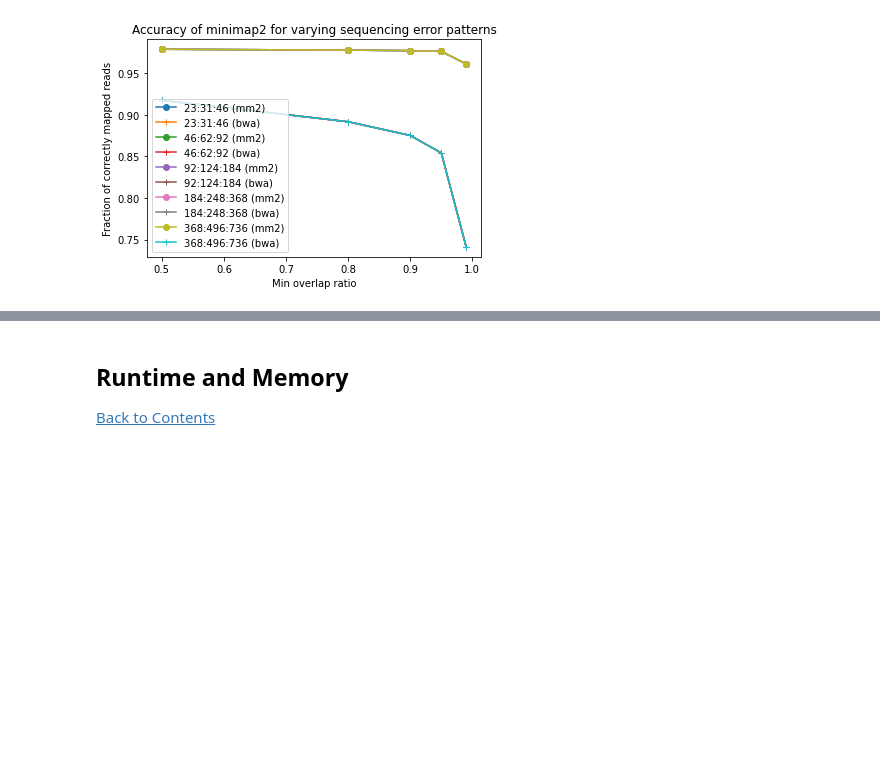
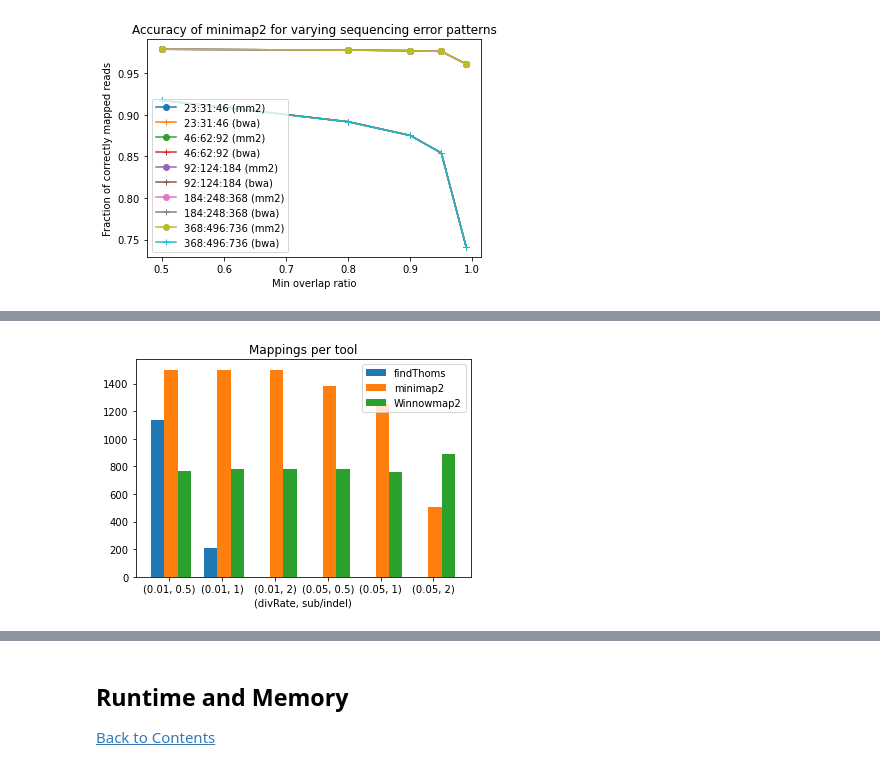
Before and after one commit to medvedevgroup/eskemap, a Jupyter notebook: SimilarityMeasures.ipynb, the cells around one changed output, grey strips where cells are left out. Saved outputs shown, nothing was run; the diff lists cells and outputs as text; code cells hidden in the pictures; blank space fills up the shorter version.

```diff
--- a/SimilarityMeasures.ipynb
+++ b/SimilarityMeasures.ipynb
@@ -1693,0 +1506,31 @@ for t in resFilesPerTool.keys():
+# %%
+from numpy import array
+
+def makeX_CategoricalBarPlot(dataDict, plotTitle, xAxisLabel):
+    plt.figure()
+    BAR_WIDTH = 0.8
+
+    #Get a key
+    for k in dataDict:
+        someKey = k
+        break
+
+    xlabels = dataDict[someKey].keys()
+    xcoords = array([len(dataDict.keys()) * (BAR_WIDTH + 0.25) * i for i in range(len(xlabels))])
+    i = 0
+
+    for k in dataDict:
+        shift = i * BAR_WIDTH - ((len(dataDict.keys()) / 2) - (BAR_WIDTH / 2))
+        plt.bar(xcoords + shift, dataDict[k].values(), label=k)
+        i += 1
+
+    plt.xticks(xcoords - (BAR_WIDTH / 2), dataDict[k].keys())
+    plt.title(plotTitle)
+    plt.xlabel(xAxisLabel)
+    plt.ylim(0, 1500)
+    plt.legend()
+    plt.show()
+# %%
+makeX_CategoricalBarPlot(nbMappingsPerTool, "Mappings per tool", "(divRate, sub/indel)")
+# %% [output]
+[figure, added]
```
Also changed, not shown: parts of 20 cells of this notebook, 4 other files.
